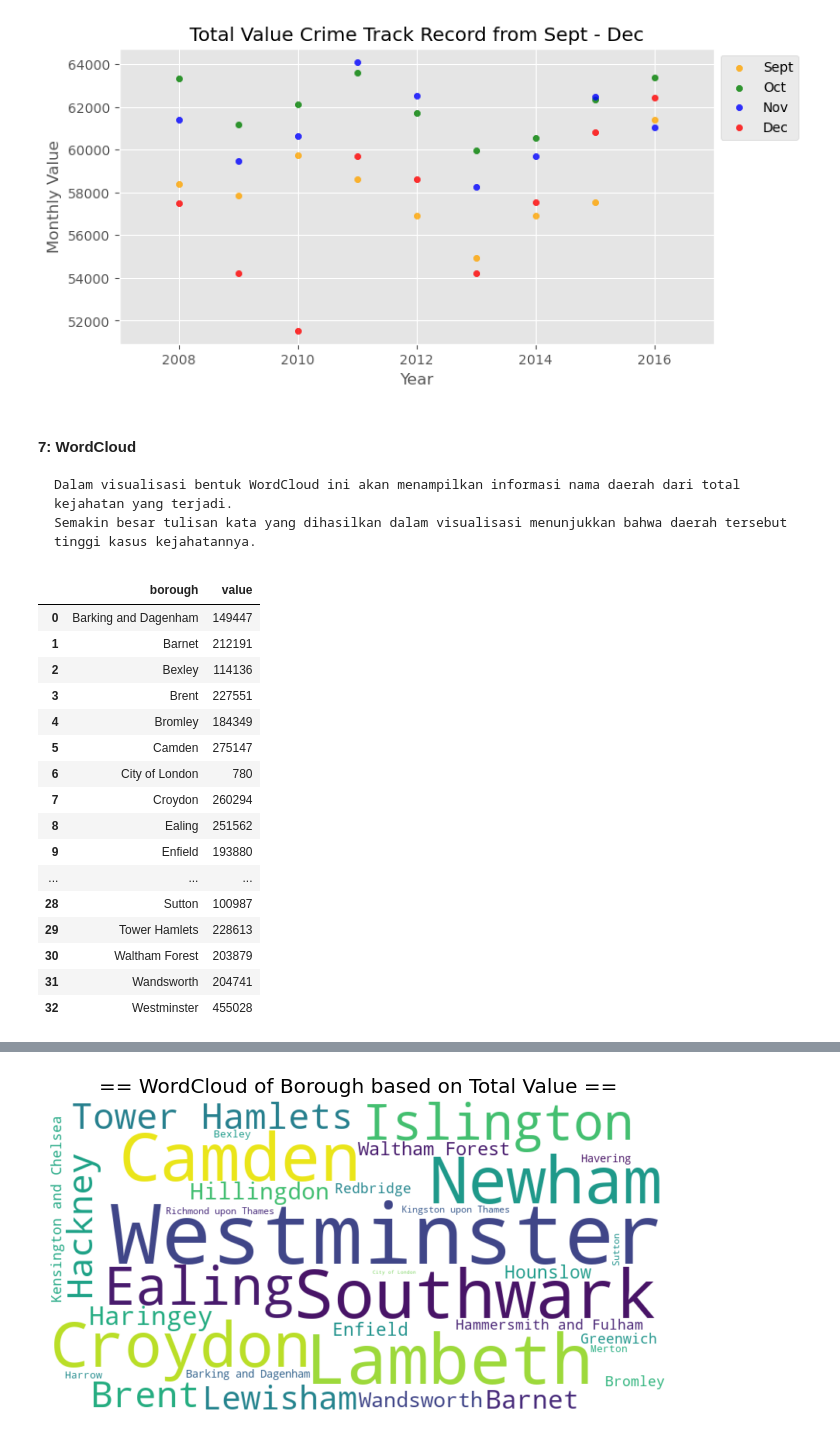
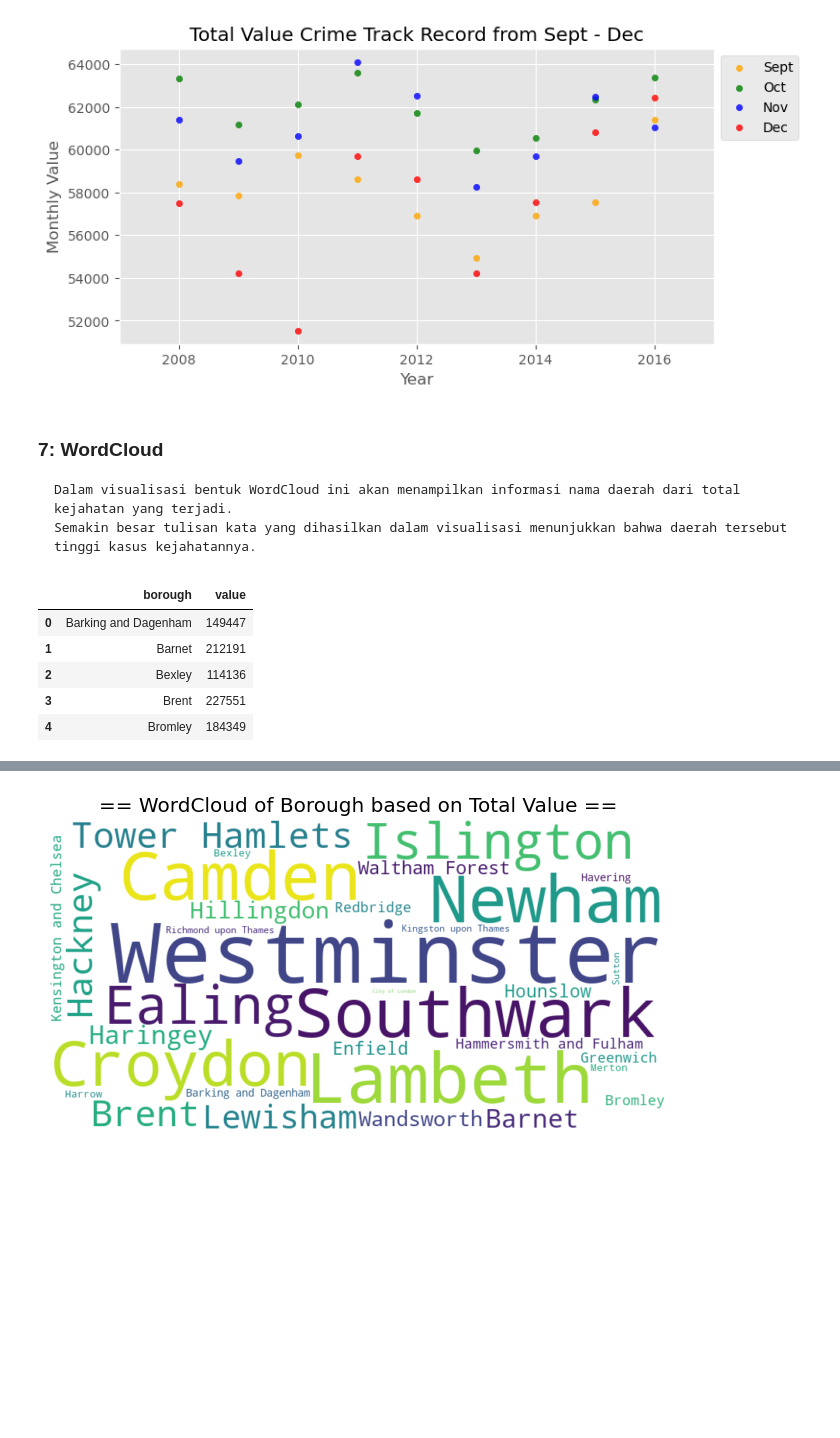
Before and after one commit to fwaafnn/Assigment1_DataVisualization, a Jupyter notebook: PYTN_Assg_1_5_AfwaAfini.ipynb, the cells around one changed output, grey strips where cells are left out. Saved outputs shown, nothing was run; the diff lists cells and outputs as text; code cells hidden in the pictures; blank space fills up the shorter version.

````diff
--- a/PYTN_Assg_1_5_AfwaAfini.ipynb
+++ b/PYTN_Assg_1_5_AfwaAfini.ipynb
@@ -442,7 +427,7 @@ plt.legend(loc='upper left', bbox_to_anchor=(1, 1))
 <matplotlib.legend.Legend at 0x...>
 [figure]
 # %% [markdown]
-#### 7: WordCloud
+### 7: WordCloud
 ```
 Dalam visualisasi bentuk WordCloud ini akan menampilkan informasi nama daerah dari total kejahatan yang terjadi.
 Semakin besar tulisan kata yang dihasilkan dalam visualisasi menunjukkan bahwa daerah tersebut tinggi kasus kejahatannya.
@@ -450,30 +435,19 @@ Semakin besar tulisan kata yang dihasilkan dalam visualisasi menunjukkan bahwa d
 # %%
 # create a dataframe for wordcloud
 
 # get the data
 borough_data = df.groupby(by='borough')['value'].sum().reset_index()
 
 # add new columns for new dataframe
 borough_wc = borough_data[['borough', 'value']]
-borough_wc
+borough_wc.head()
 # %% [output]
 |  | borough | value |
 | 0 | Barking and Dagenham | 149447 |
 | 1 | Barnet | 212191 |
 | 2 | Bexley | 114136 |
 | 3 | Brent | 227551 |
 | 4 | Bromley | 184349 |
-| 5 | Camden | 275147 |
-| 6 | City of London | 780 |
-| 7 | Croydon | 260294 |
-| 8 | Ealing | 251562 |
-| 9 | Enfield | 193880 |
-| ... | ... | ... |
-| 28 | Sutton | 100987 |
-| 29 | Tower Hamlets | 228613 |
-| 30 | Waltham Forest | 203879 |
-| 31 | Wandsworth | 204741 |
-| 32 | Westminster | 455028 |
 # %%
 # prepared data for wordcloud
 wc_dict = dict(zip(borough_wc['borough'], borough_wc['value']))
````
Also changed, not shown: parts of 18 cells of this notebook.
